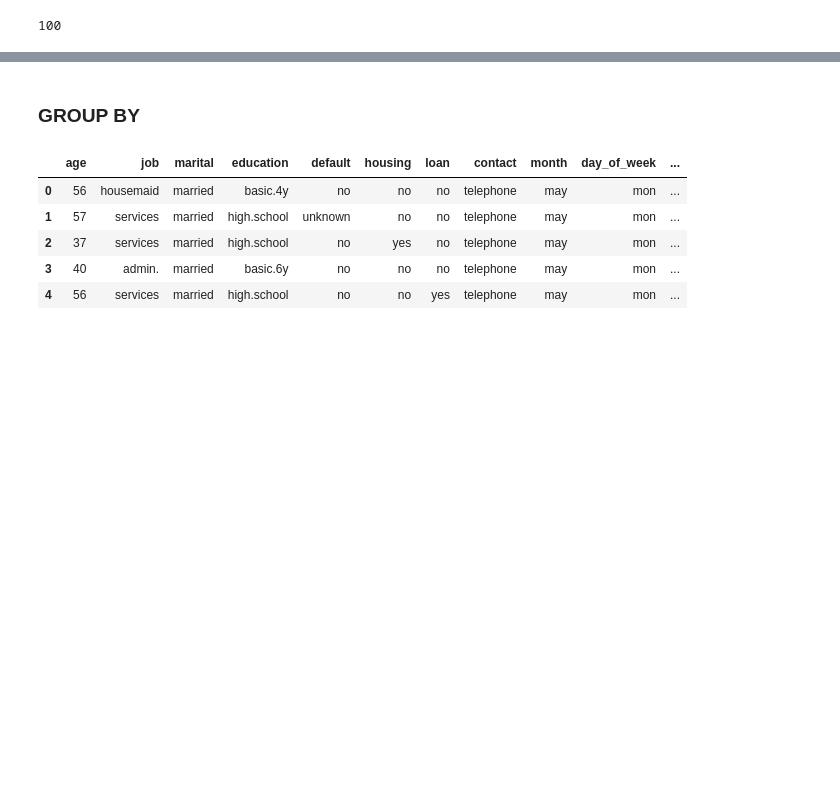
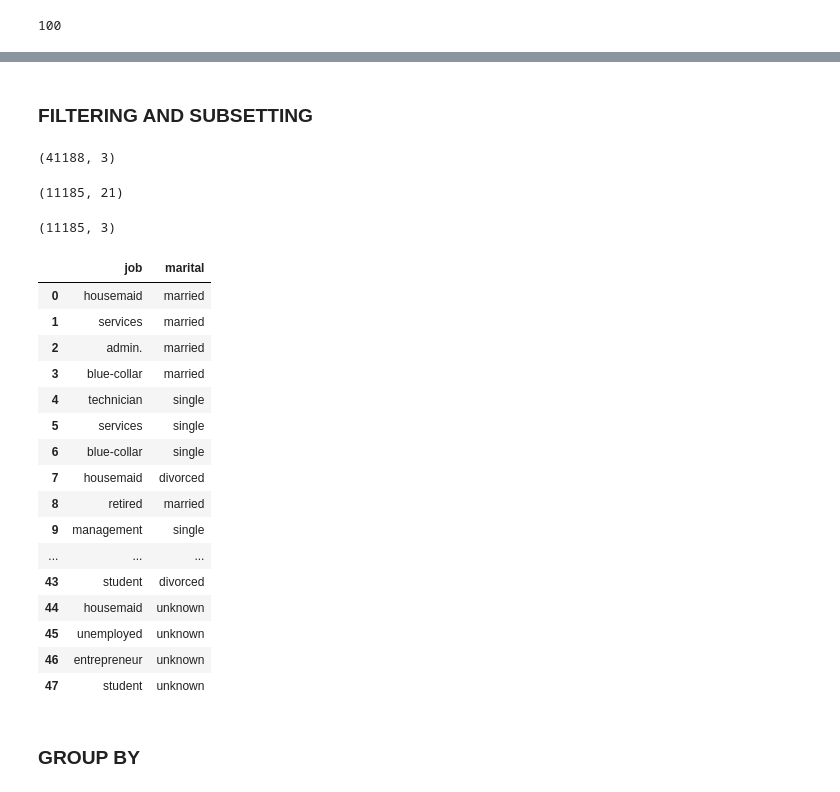
Before and after one commit to jameschesnut/code_snippets, a Jupyter notebook: pandas_functions.ipynb, the cells around one changed output, grey strips where cells are left out. Saved outputs shown, nothing was run; the diff lists cells and outputs as text; code cells hidden in the pictures; blank space fills up the shorter version.

Commit message:
Added additional functions
Added additional functions, like group by, to pickle

```diff
--- a/pandas_functions.ipynb
+++ b/pandas_functions.ipynb
@@ -1,3 +1,8 @@
 # %%
 import numpy as np
 import pandas as pd
+# %%
+# read csv
+df = pd.read_csv("/Users/james/Documents/Data/UCI ML Repository/Bank Marketing/bank-additional/bank-additional-full.csv",
+                      sep=';')
+df.head()
@@ -36,14 +93,40 @@ pd.get_option('display.max_columns')
+# %% [markdown]
+### FILTERING AND SUBSETTING
+# %%
+# subsetting
+df[['age','job','marital']].shape
+# %% [output]
+(41188, 3)
+# %%
+# filtering
+df[(df['age'] <= 50) & (df['marital'] == 'single')].shape
+# %% [output]
+(11185, 21)
+# %%
+# filtering & subsetting
+df[(df['age'] <= 50) & (df['marital'] == 'single')][['age','job','marital']].shape
+# %% [output]
+(11185, 3)
+# %%
+# drop duplicates, similar to SELECT DISTINCT
+df[['job','marital']].drop_duplicates(['job','marital']).reset_index(drop=True)
+# %% [output]
+|  | job | marital |
+| 0 | housemaid | married |
+| 1 | services | married |
+| 2 | admin. | married |
+| 3 | blue-collar | married |
+| 4 | technician | single |
+| 5 | services | single |
+| 6 | blue-collar | single |
+| 7 | housemaid | divorced |
+| 8 | retired | married |
+| 9 | management | single |
+| ... | ... | ... |
+| 43 | student | divorced |
+| 44 | housemaid | unknown |
+| 45 | unemployed | unknown |
+| 46 | entrepreneur | unknown |
+| 47 | student | unknown |
 # %% [markdown]
 ### GROUP BY
-# %%
-# read csv
-raw_data = pd.read_csv("/Users/james/Documents/Data/UCI ML Repository/Bank Marketing/bank-additional/bank-additional-full.csv",
-                      sep=';')
-raw_data.head()
-# %% [output]
-|  | age | job | marital | education | default | housing | loan | contact | month | day_of_week | ... |
-| 0 | 56 | housemaid | married | basic.4y | no | no | no | telephone | may | mon | ... |
-| 1 | 57 | services | married | high.school | unknown | no | no | telephone | may | mon | ... |
-| 2 | 37 | services | married | high.school | no | yes | no | telephone | may | mon | ... |
-| 3 | 40 | admin. | married | basic.6y | no | no | no | telephone | may | mon | ... |
-| 4 | 56 | services | married | high.school | no | no | yes | telephone | may | mon | ... |
```
Also changed, not shown: parts of 18 cells of this notebook.
